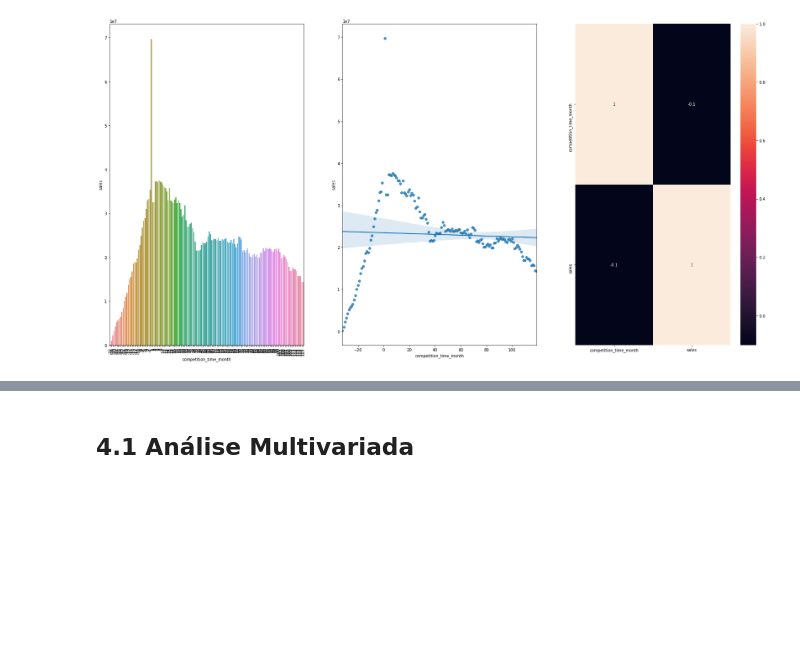
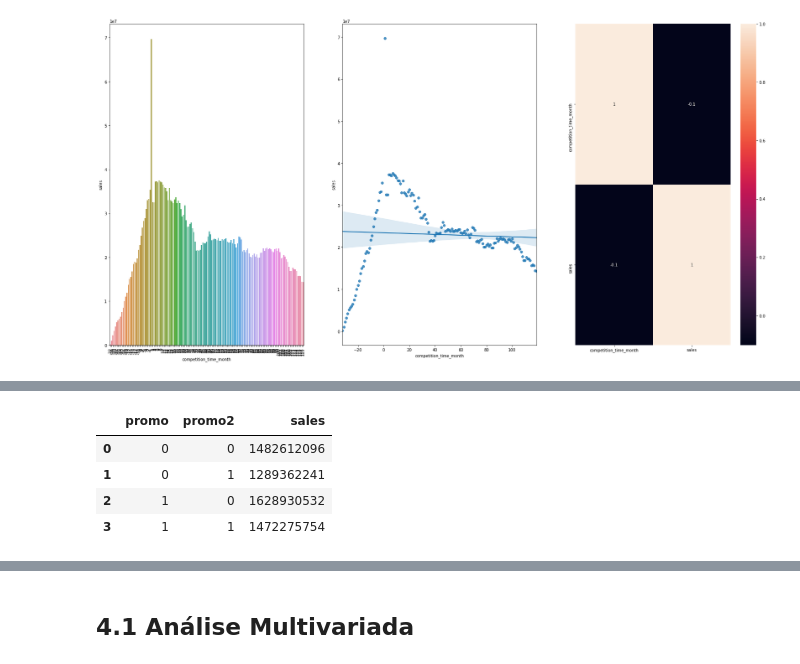
Before and after one commit to joaodequeiroz/Store-Sales-Prediction, a Jupyter notebook: m04_v01_store_sales_prediction.ipynb, the cells around one changed output, grey strips where cells are left out. Cells and saved outputs as stored; diff of their text form; code cells hidden in the pictures; blank space fills up the shorter version.

```diff
--- a/m04_v01_store_sales_prediction.ipynb
+++ b/m04_v01_store_sales_prediction.ipynb
@@ -552,0 +597,8 @@ sns.heatmap(aux1.corr(method='pearson'), annot=True);
+# %%
+df4[['promo', 'promo2', 'sales']].groupby(['promo', 'promo2']).sum().reset_index()
+# %% [output]
+|  | promo | promo2 | sales |
+| 0 | 0 | 0 | 1482612096 |
+| 1 | 0 | 1 | 1289362241 |
+| 2 | 1 | 0 | 1628930532 |
+| 3 | 1 | 1 | 1472275754 |
```
Also changed, not shown: parts of 7 cells of this notebook.
